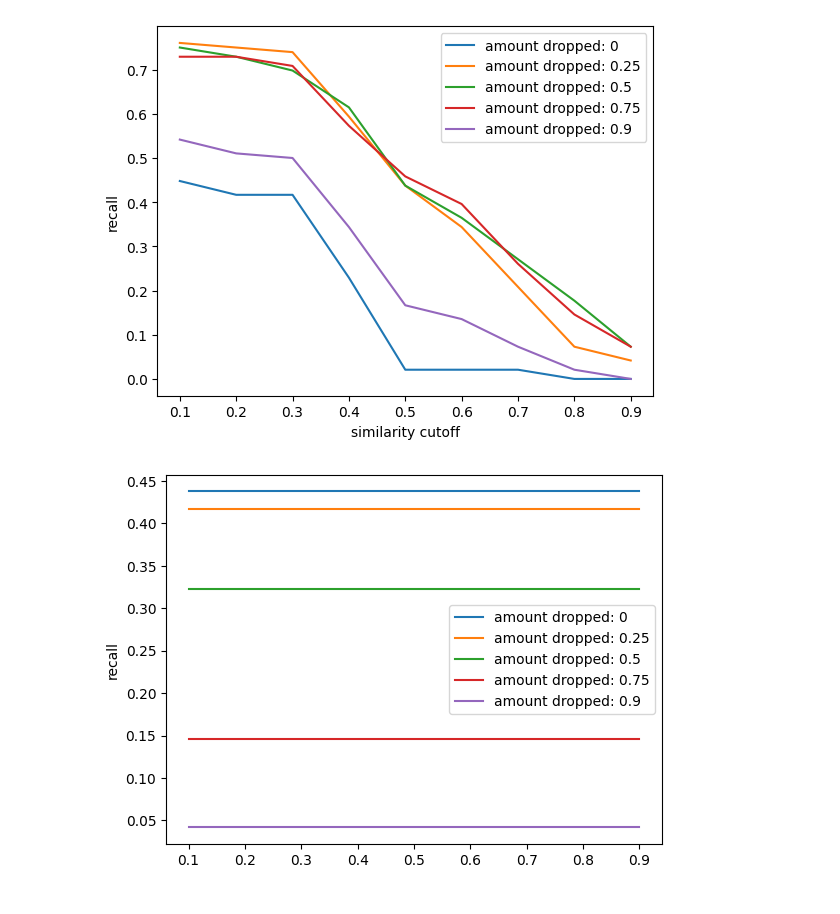
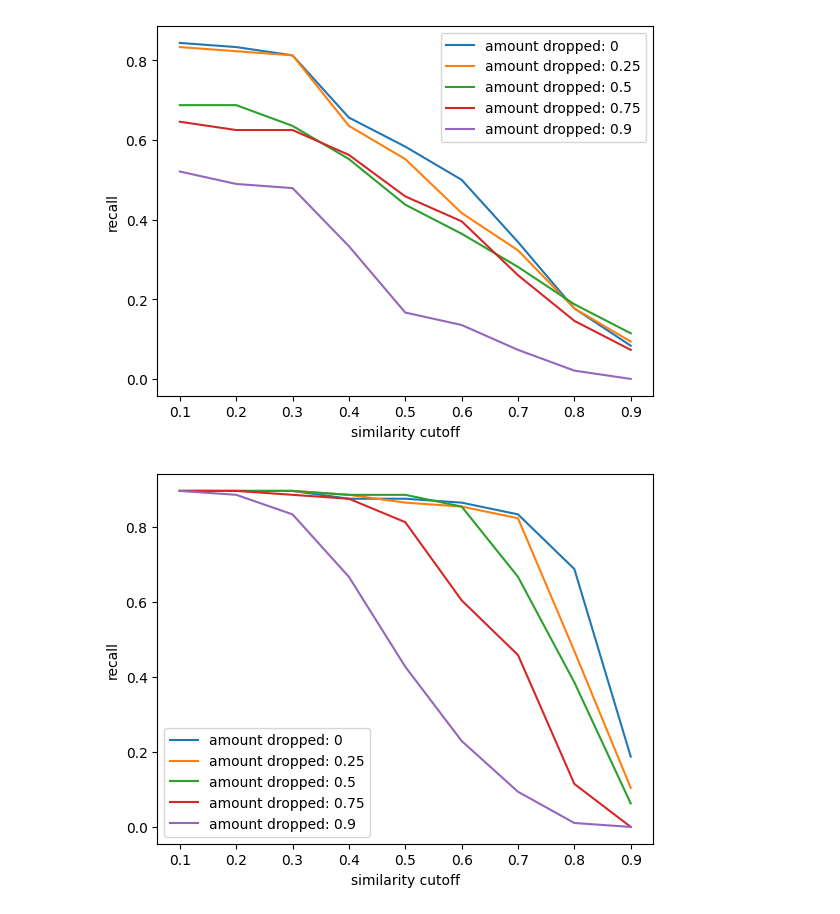
Before and after one commit to dr207-CS4099/dispel4py-client, a Jupyter notebook: evaluationGraphs.ipynb, the cells around one changed output. Drawn from its saved outputs; the diff is of its cells as text; code cells hidden in the pictures.

```diff
--- a/evaluationGraphs.ipynb
+++ b/evaluationGraphs.ipynb
@@ -4,38 +4,39 @@ import matplotlib.pyplot as plt
 # %%
 # create graph for aroma at different levels of function length vs similarity requirements
 
-df = pd.read_csv("output.csv")
+df = pd.read_csv("outputAdditional.csv")
 # print(df)
 
 df['recall'] = df.apply(lambda x: x['foundAroma'] / x['potential'], axis=1)
 
 df['unixcoderFoundPercentage'] = df.apply(lambda x: x['foundUnixcoder'] / x['potential'], axis=1)
 # print(df['foundPercentage'])
 
 dropAmounts = [0, 0.25, 0.5, 0.75, 0.9]
 
 for val in dropAmounts:
     dfDrop = df[df.dropAmount == val]
     plt.plot(dfDrop['sim'], dfDrop['recall'], label="amount dropped: " + str(val))
 plt.xlabel("similarity cutoff")
 plt.ylabel("recall")
 plt.legend()
 plt.show()
 
 
 
 
 
 
 for val in dropAmounts:
     dfDrop = df[df.dropAmount == val]
     plt.plot(dfDrop['sim'], dfDrop['unixcoderFoundPercentage'], label="amount dropped: " + str(val))
+plt.xlabel("similarity cutoff")
 plt.ylabel("recall")
 plt.legend()
 plt.show()
 # %% [output]
-[figure, old version]
+[figure, new version]
-[figure, old version]
+[figure, new version]
 # %%
 # precision vs recall
 df['precision'] = df.apply(lambda x: x['foundAroma'] / (x['foundAroma'] + x['unrelatedAroma']), axis=1)
```
Also changed, not shown: parts of 4 cells of this notebook, 26 other files.
